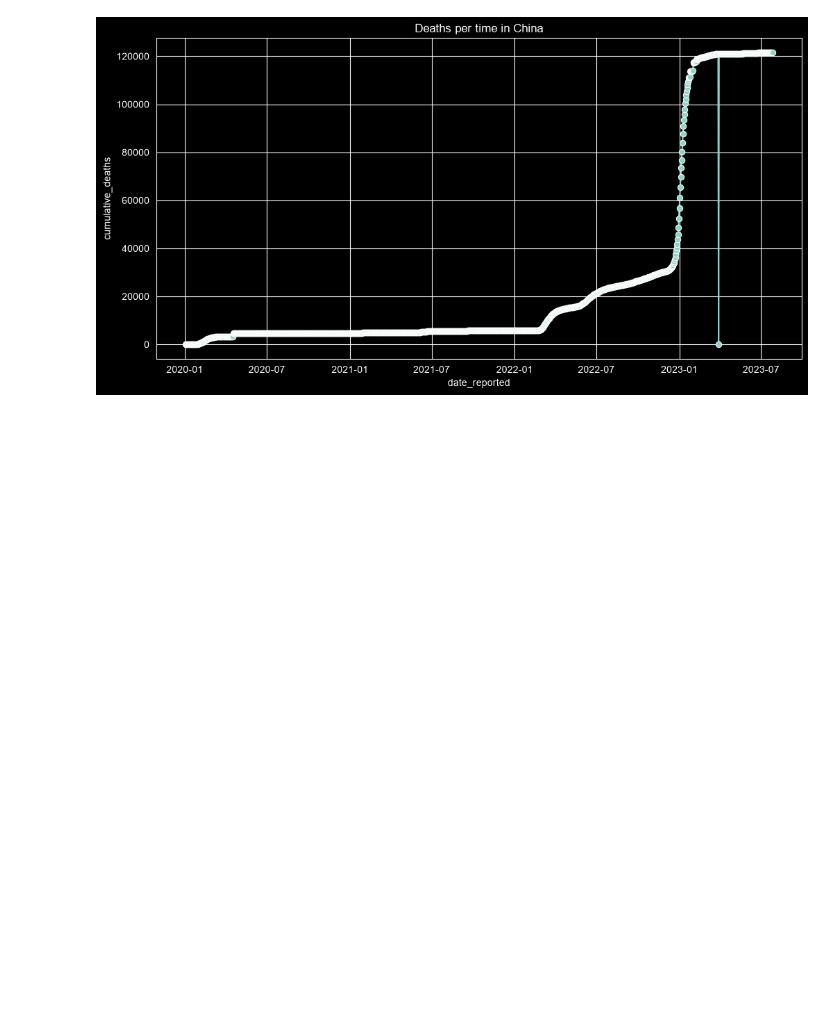
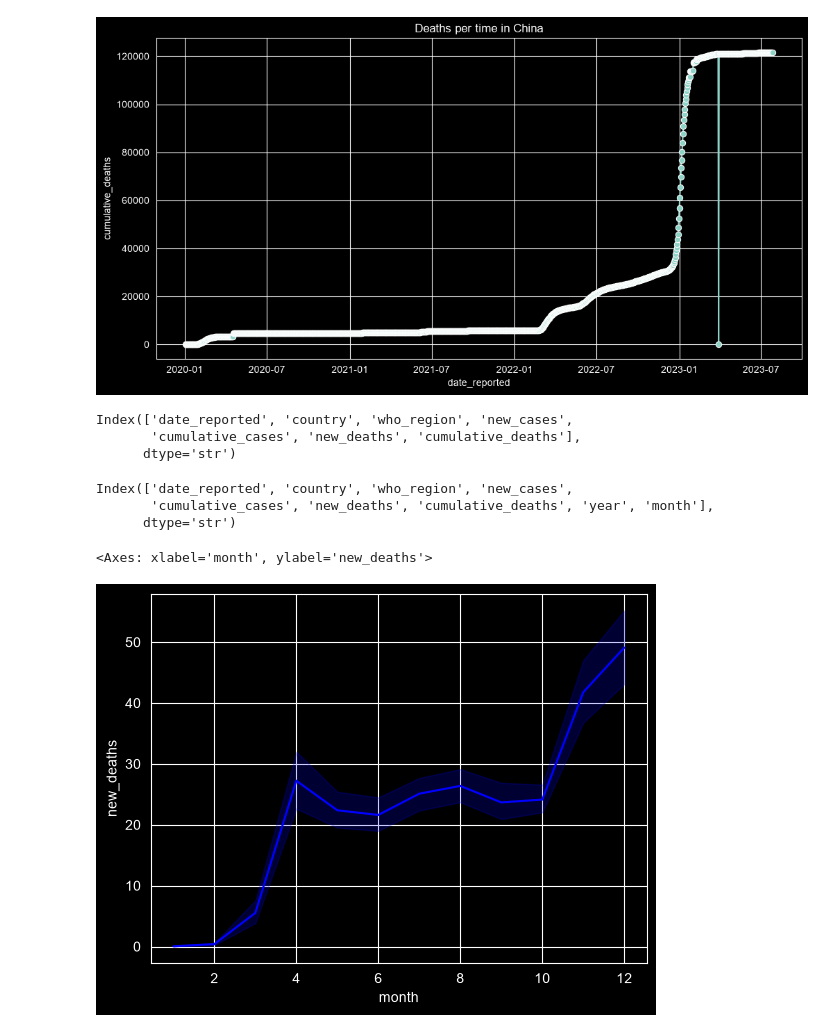
Before and after one commit to shea3booo/Covid-19-EDA, a Jupyter notebook: Covid_19.ipynb, the cells around one changed output. Saved outputs shown, nothing was run; the diff lists cells and outputs as text; code cells hidden in the pictures; blank space fills up the shorter version.

```diff
--- a/Covid_19.ipynb
+++ b/Covid_19.ipynb
@@ -236,3 +236,23 @@ def cumulative_deaths(country):
 cumulative_deaths('China')
 # %% [output]
 [figure]
+# %%
+df.columns
+# %% [output]
+Index(['date_reported', 'country', 'who_region', 'new_cases',
+       'cumulative_cases', 'new_deaths', 'cumulative_deaths'],
+      dtype='str')
+# %%
+df['year'] = df.date_reported .dt.year
+df['month'] = df.date_reported .dt.month
+# %%
+df.columns
+# %% [output]
+Index(['date_reported', 'country', 'who_region', 'new_cases',
+       'cumulative_cases', 'new_deaths', 'cumulative_deaths', 'year', 'month'],
+      dtype='str')
+# %%
+sns.lineplot(x = 'month' , y ='new_deaths', data =df[df.year ==2020],color = 'blue' )
+# %% [output]
+<Axes: xlabel='month', ylabel='new_deaths'>
+[figure, added]
```
